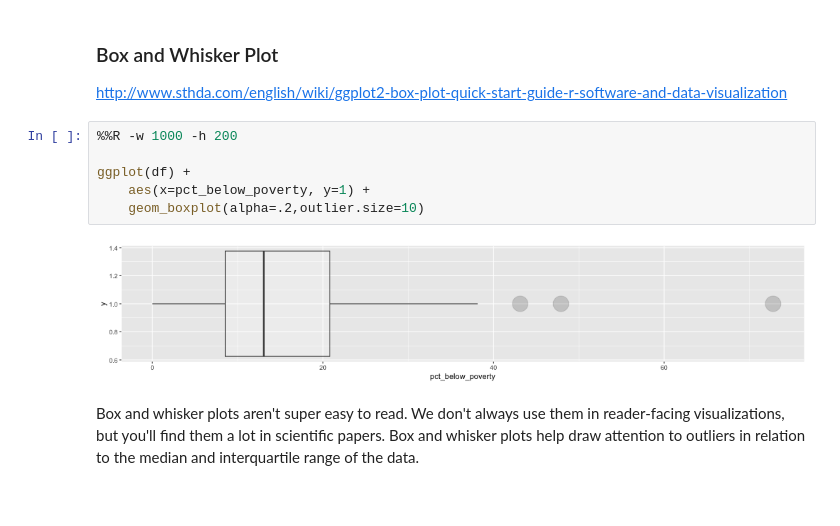
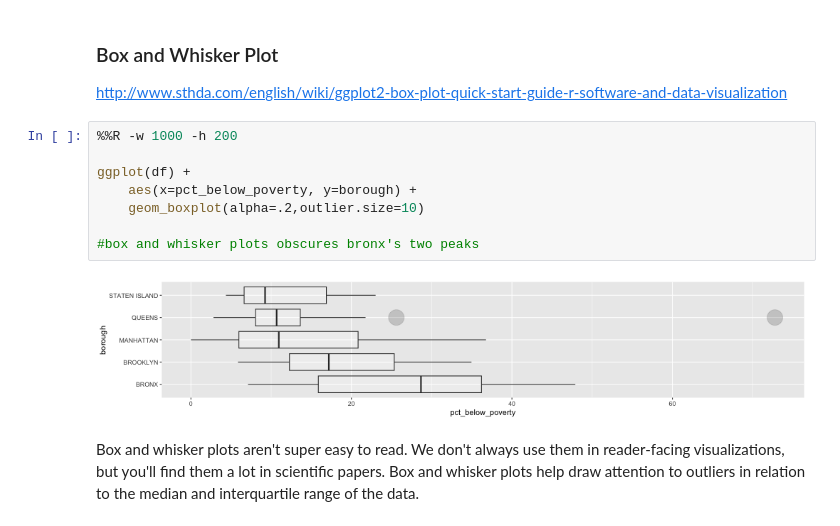
Before and after one commit to rachel-el-p/ggplot-1-rachel-el-p-main, a Jupyter notebook: notebook.ipynb, the cells around one changed output. Drawn from its saved outputs; the diff is of its cells as text.

```diff
--- a/notebook.ipynb
+++ b/notebook.ipynb
@@ -337,11 +340,13 @@ http://www.sthda.com/english/wiki/ggplot2-box-plot-quick-start-guide-r-software-
 # %%
 %%R -w 1000 -h 200
 
 ggplot(df) +
-    aes(x=pct_below_poverty, y=1) +
+    aes(x=pct_below_poverty, y=borough) +
     geom_boxplot(alpha=.2,outlier.size=10)
+
+#box and whisker plots obscures bronx's two peaks
 # %% [output]
-[figure, old version]
+[figure, new version]
 # %% [markdown]
 Box and whisker plots aren't super easy to read. We don't always use them in reader-facing visualizations, but you'll find them a lot in scientific papers. Box and whisker plots help draw attention to outliers in relation to the median and interquartile range of the data.
 # %% [markdown]
```
Also changed, not shown: parts of 5 cells of this notebook, 1 other file.
